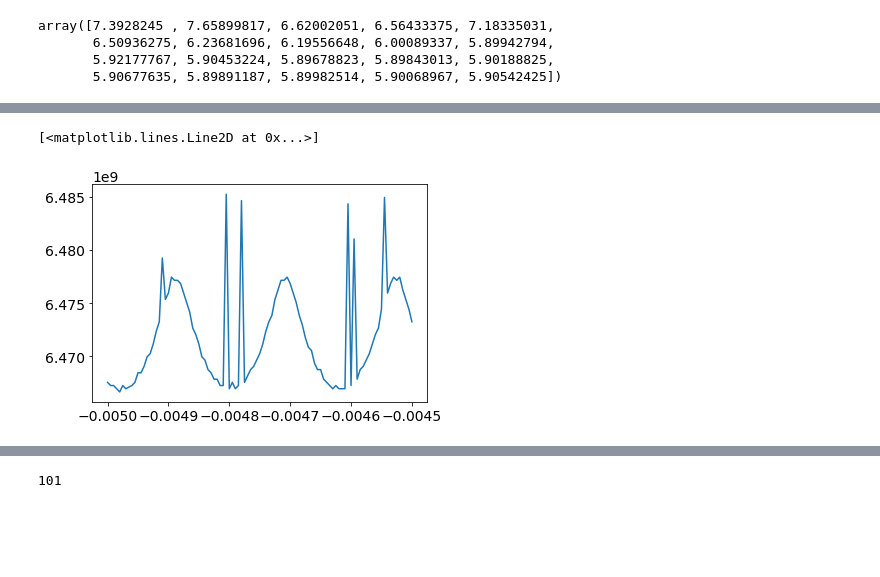
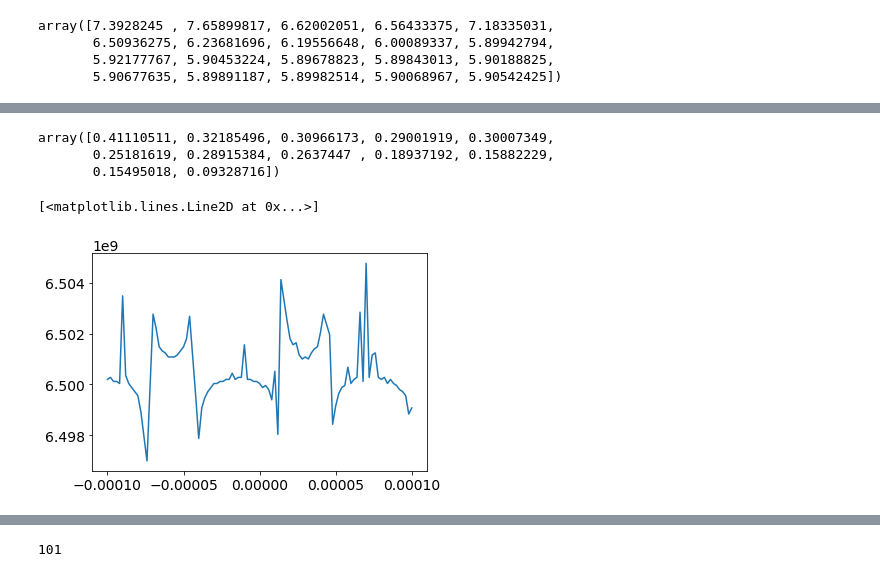
Before and after one commit to vdrhtc/Computer-vision-paper, a Jupyter notebook: Plots.ipynb, the cells around one changed output, grey strips where cells are left out. Saved outputs shown, nothing was run; the diff lists cells and outputs as text; code cells hidden in the pictures; blank space fills up the shorter version.

```diff
--- a/Plots.ipynb
+++ b/Plots.ipynb
@@ -642,11 +643,12 @@ qubit_name = "III-anticrossing"
 anti = MeasurementResult.load(sample_name, qubit_name)
 
 currents, S21s, freqs = anti.get_data().values()
-S21s = S21s*exp(2j*pi*65e-9*freqs)
+# S21s = S21s*exp(2j*pi*65e-9*freqs)
 
-port = notch_port(freqs, S21s[0,:])
-a = port.do_calibration(freqs, S21s[0,:])[1]
+port = notch_port(freqs[:-50], S21s[0,:-50])
+a = port.do_calibration(freqs[:-50], S21s[0,:-50])[1]
 port.autofit()
 r = port.fitresults["Ql"]/port.fitresults["absQc"]*a/2
-
-snrs = linspace(1, 10, 20)
+noise = sqrt(mean(abs(port.z_data_sim-port.z_data_raw)**2))
+data_snr = r/noise
+snrs = linspace(1, 3, 20)
@@ -778,7 +771,13 @@ gcf().align_ylabels()
+# %%
+deviations[:,-1]
+# %% [output]
+array([0.41110511, 0.32185496, 0.30966173, 0.29001919, 0.30007349,
+       0.25181619, 0.28915384, 0.2637447 , 0.18937192, 0.15882229,
+       0.15495018, 0.09328716])
 # %%
-plot(*results[3][0]._res_points.T)
+plot(*results[-1][0]._res_points.T)
 # %% [output]
 [<matplotlib.lines.Line2D at 0x...>]
-[figure, old version]
+[figure, new version]
 # %%
 results[0][0]._plot=True
```
Also changed, not shown: parts of 18 cells of this notebook, 12 other files.
